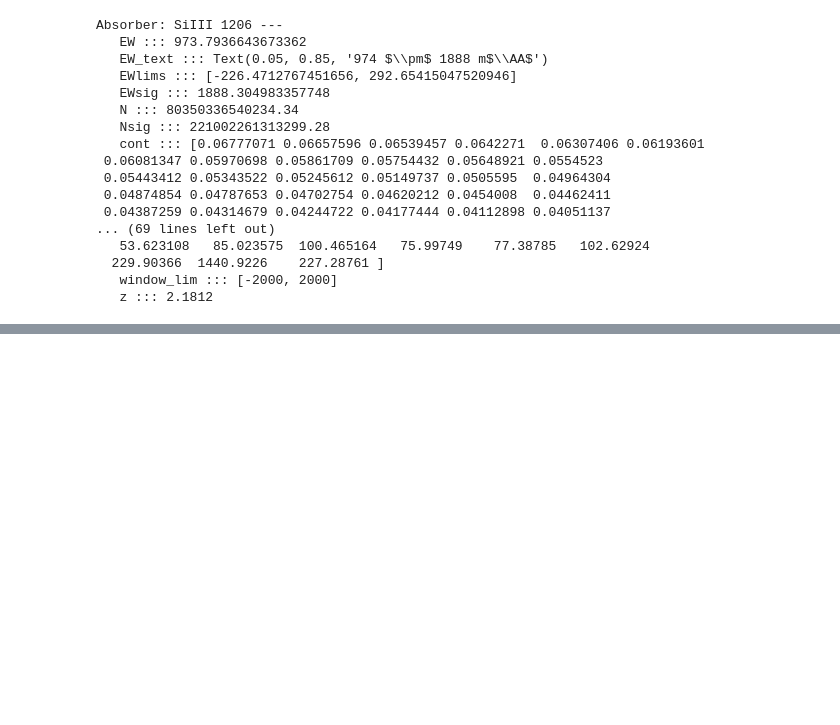
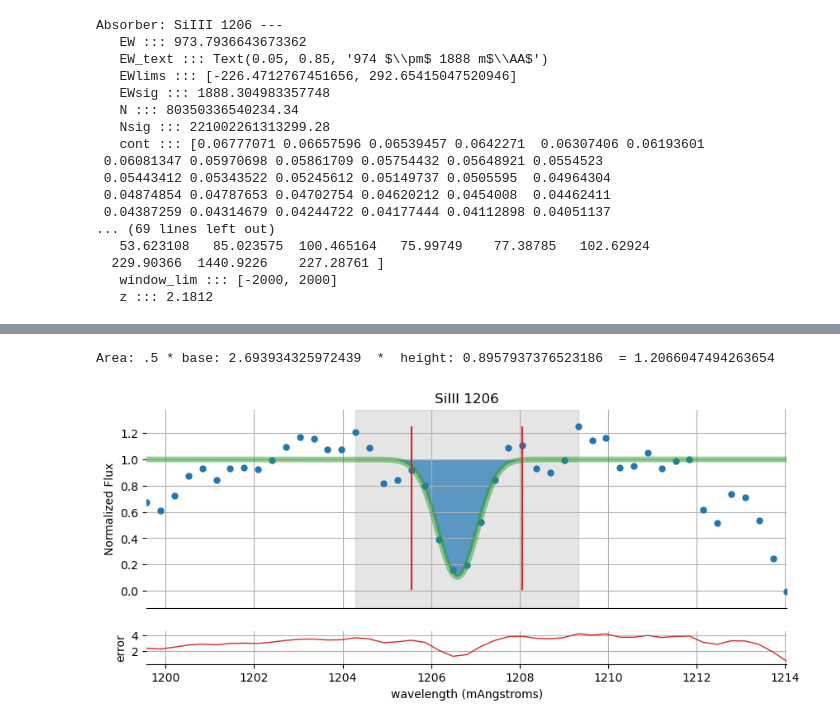
Before and after one commit to jerichoBob/CGM-learning, a Jupyter notebook: code/notebooks/pickle_and_dat_file_reader.ipynb, the cells around one changed output, grey strips where cells are left out. Saved outputs shown, nothing was run; the diff lists cells and outputs as text; code cells hidden in the pictures; blank space fills up the shorter version.

```diff
--- a/code/notebooks/pickle_and_dat_file_reader.ipynb
+++ b/code/notebooks/pickle_and_dat_file_reader.ipynb
@@ -89,6 +85,8 @@ Absorber: SiIII 1206 ---
    window_lim ::: [-2000, 2000]
    z ::: 2.1812
 # %%
+# pull the juicy bits for one ion from the pickle fil
+
 vel = absys[sample_key]['vel']
 x_lim = absys[sample_key]['window_lim']
 wave  = absys[sample_key]['wave']
@@ -97,4 +95,5 @@ flux = absys[sample_key]['flux']
 y_error = absys[sample_key]['error']
 cont = absys[sample_key]['cont']
 name = absys[sample_key]['name']
+zabs = absys[sample_key]['z']
 # %%
@@ -449,0 +237,73 @@ Parameters:
+# %%
+# draws a trignle to show the area under the curve
+# -------------------------------------
+amp0 = g.parameters[0] # continuum line
+amp1 = g.parameters[1] # amplitude of the gaussian
+mean1 = g.parameters[2] # mean of the gaussian
+std1 = g.parameters[3] # stddev of the gaussian
+# pt1 = [mean1-3*std1, amp0]
+# pt2 = [mean1+3*std1, amp0]
+# pt3 = [mean1, amp0+amp1]
+# base = 6 * std1
+# height = np.abs(amp1)
+# print(f"Area: .5 * base: {base}  *  height: {height}  = {.5*base*height}")
+
+# pts = np.array([pt1, pt2, pt3, pt1])
+# ax1.plot(pt1[0], pt1[1], marker = 'o', color="k")
+# ax1.plot(pt2[0], pt2[1], marker = 'o', color="k")
+# ax1.plot(pt3[0], pt3[1], marker = 'o', color="k")
+
+# ax1.plot(pts[:,0],pts[:,1], color="k", linestyle="dashed",linewidth=1.0, alpha=.7)
+# ax1.fill(pts[:,0],pts[:,1], color = 'c', alpha=.4)
+# -------------------------------------
+# %% [output]
+Area: .5 * base: 2.693934325972439  *  height: 0.8957937376523186  = 1.2066047494263654
+# %%
+# Now plot it!
+import matplotlib.pyplot as plt
+from matplotlib.gridspec import GridSpec
+# plt.rcParams['text.usetex'] = True
+
+red_correct = 1.0/(1.0 + zabs)
+fig = plt.figure(figsize=(10, 4))
+wlims_rest = [wlims[0]/(1. + zabs),wlims[1]/(1. + zabs)]
+fit_xdata = np.linspace(wlims_rest[0], wlims_rest[1], 1000) # just gives the fit a smooth look
+gs = GridSpec(2, 1, height_ratios=[6, 1])
+ax1 = fig.add_subplot(gs[0])
+ax2 = fig.add_subplot(gs[1], sharex=ax1)
+ax1.axvspan(ewlims_rest[0]-wingspan*red_correct, ewlims_rest[1]+wingspan*red_correct, alpha=0.2, color='tab:gray')
+ax1.plot(xdata*red_correct, nflux, 'o', color="tab:blue", label="flux", linewidth=1.0, markersize=5)
+ax1.plot(fit_xdata, g(fit_xdata),
+         '-',
+         color="tab:green",
+         linewidth=5.0, alpha=0.5,
+         markersize=5)
+continuum = g.parameters[0]
+
+ax1.fill_between(fit_xdata, continuum, g(fit_xdata), alpha=0.7)
+
+flux_max = np.max(np.abs(nflux))
+flux_min = np.min(np.abs(nflux))
+
+ax1.vlines(ewlims_rest, flux_min, flux_max, color="tab:red")
+
+ax1.set_xlim(wlims_rest)
+ax1.set_ylabel('Normalized Flux')
+ax1.grid(True)
+ax1.set_title(name)
+
+ax1.spines[["left", "top", "right"]].set_visible(False)
+ax1.tick_params(axis='x', which='both', bottom=False, top=False, labelbottom=False)
+ax1.margins(y=0.1)
+
+if use_vel:
+    ax2.set_xlabel('velocity (km/s)')
+else:
+    ax2.set_xlabel('wavelength (mAngstroms)')
+ax2.plot(xdata*red_correct, nerror, color="tab:red", label="flux", ms=4, linewidth=1.0, alpha=1)
+ax2.spines[["left", "top", "right"]].set_visible(False)
+ax2.set_ylabel('error')
+ax2.grid(True)
+ax2.margins(y=0.1)
+# %% [output]
+[figure, added]
```
Also changed, not shown: parts of 13 cells of this notebook, 1 other file.
